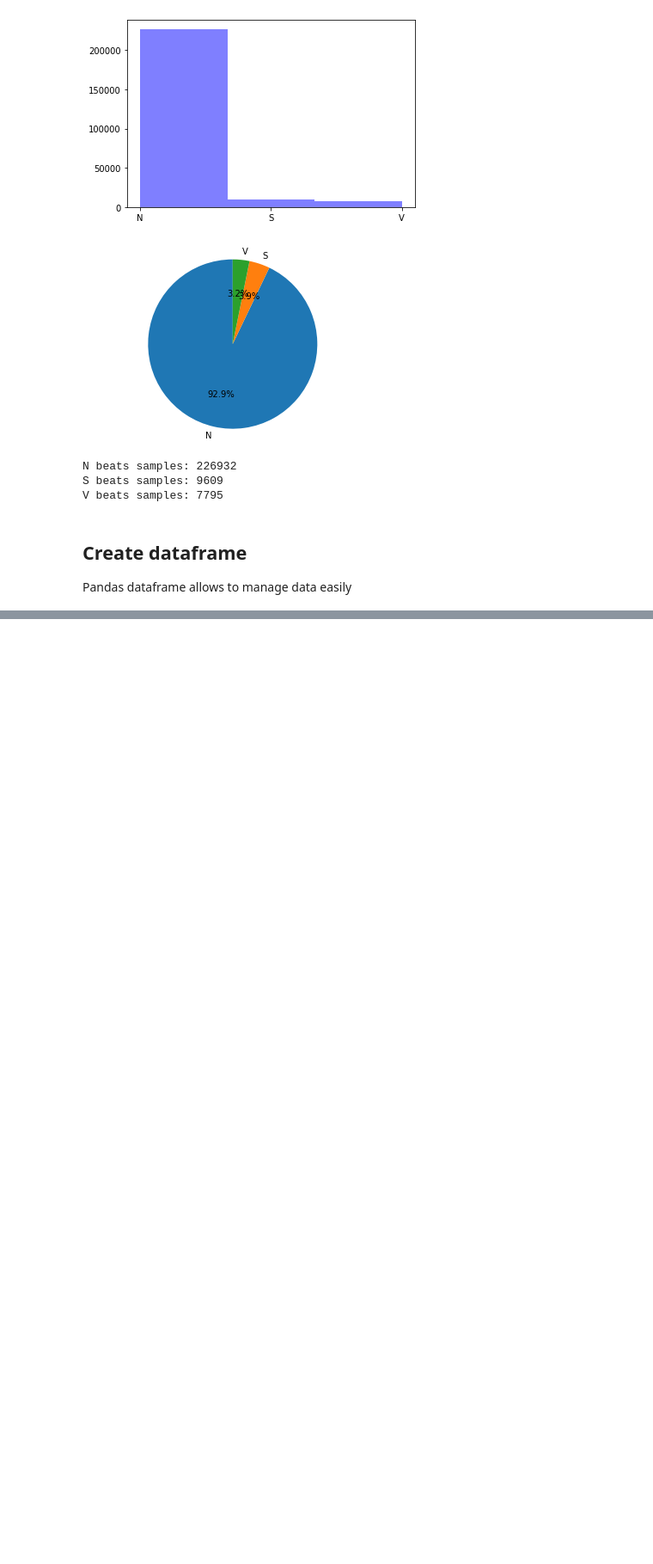
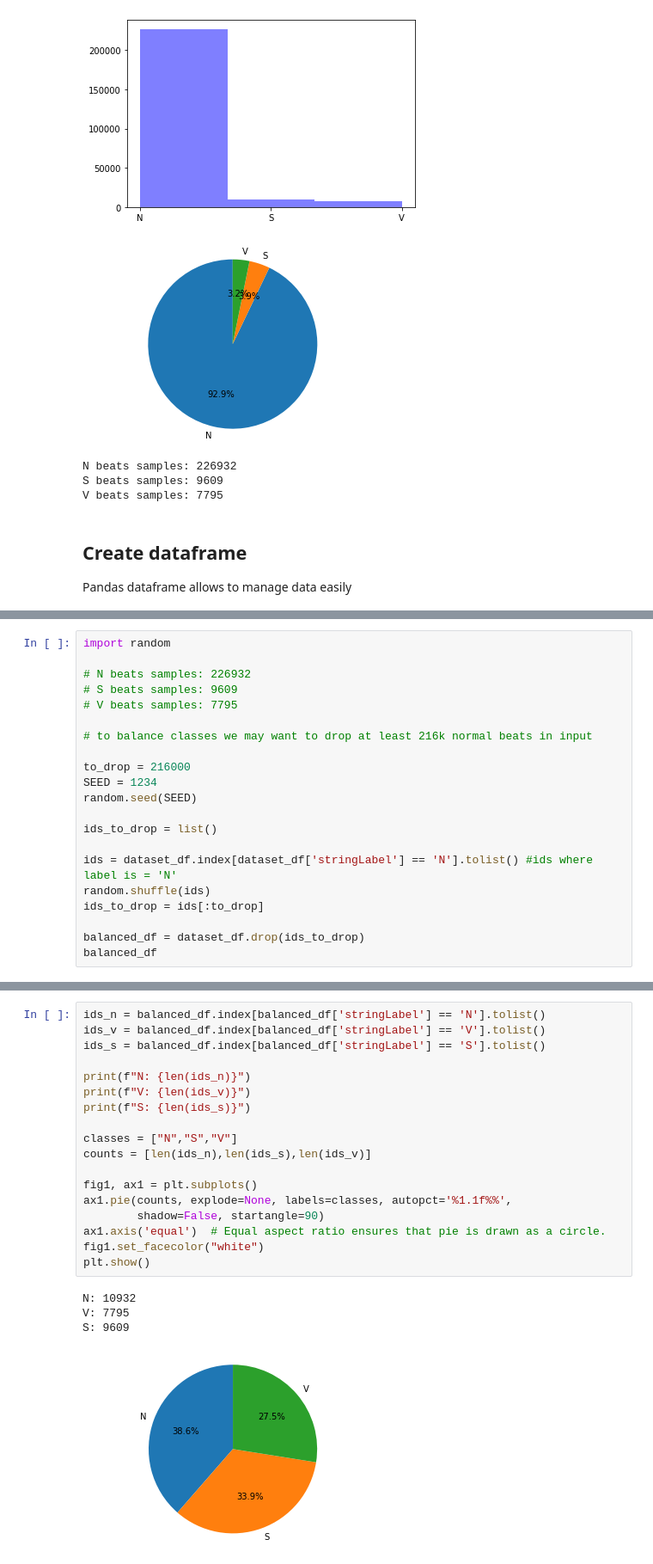
Before and after one commit to simonetome/Heartbeat-NSV-classification, a Jupyter notebook: DataVisualization.ipynb, the cells around one changed output, grey strips where cells are left out. Shown: that part at 86% size. Cells and saved outputs as stored; diff of their text form; blank space fills up the shorter version.

```diff
--- a/DataVisualization.ipynb
+++ b/DataVisualization.ipynb
@@ -367,0 +299,21 @@ Epoch 10/10
+# %%
+import random
+
+# N beats samples: 226932
+# S beats samples: 9609
+# V beats samples: 7795
+
+# to balance classes we may want to drop at least 216k normal beats in input
+
+to_drop = 216000
+SEED = 1234
+random.seed(SEED)
+
+ids_to_drop = list()
+
+ids = dataset_df.index[dataset_df['stringLabel'] == 'N'].tolist() #ids where label is = 'N'
+random.shuffle(ids)
+ids_to_drop = ids[:to_drop]
+
+balanced_df = dataset_df.drop(ids_to_drop)
+balanced_df
@@ -367,0 +334,23 @@ Epoch 10/10
+# %%
+ids_n = balanced_df.index[balanced_df['stringLabel'] == 'N'].tolist()
+ids_v = balanced_df.index[balanced_df['stringLabel'] == 'V'].tolist()
+ids_s = balanced_df.index[balanced_df['stringLabel'] == 'S'].tolist()
+
+print(f"N: {len(ids_n)}")
+print(f"V: {len(ids_v)}")
+print(f"S: {len(ids_s)}")
+
+classes = ["N","S","V"]
+counts = [len(ids_n),len(ids_s),len(ids_v)]
+
+fig1, ax1 = plt.subplots()
+ax1.pie(counts, explode=None, labels=classes, autopct='%1.1f%%',
+        shadow=False, startangle=90)
+ax1.axis('equal')  # Equal aspect ratio ensures that pie is drawn as a circle.
+fig1.set_facecolor("white")
+plt.show()
+# %% [output]
+N: 10932
+V: 7795
+S: 9609
+[figure, added]
```
Also changed, not shown: parts of 14 cells of this notebook, 2 other files.
